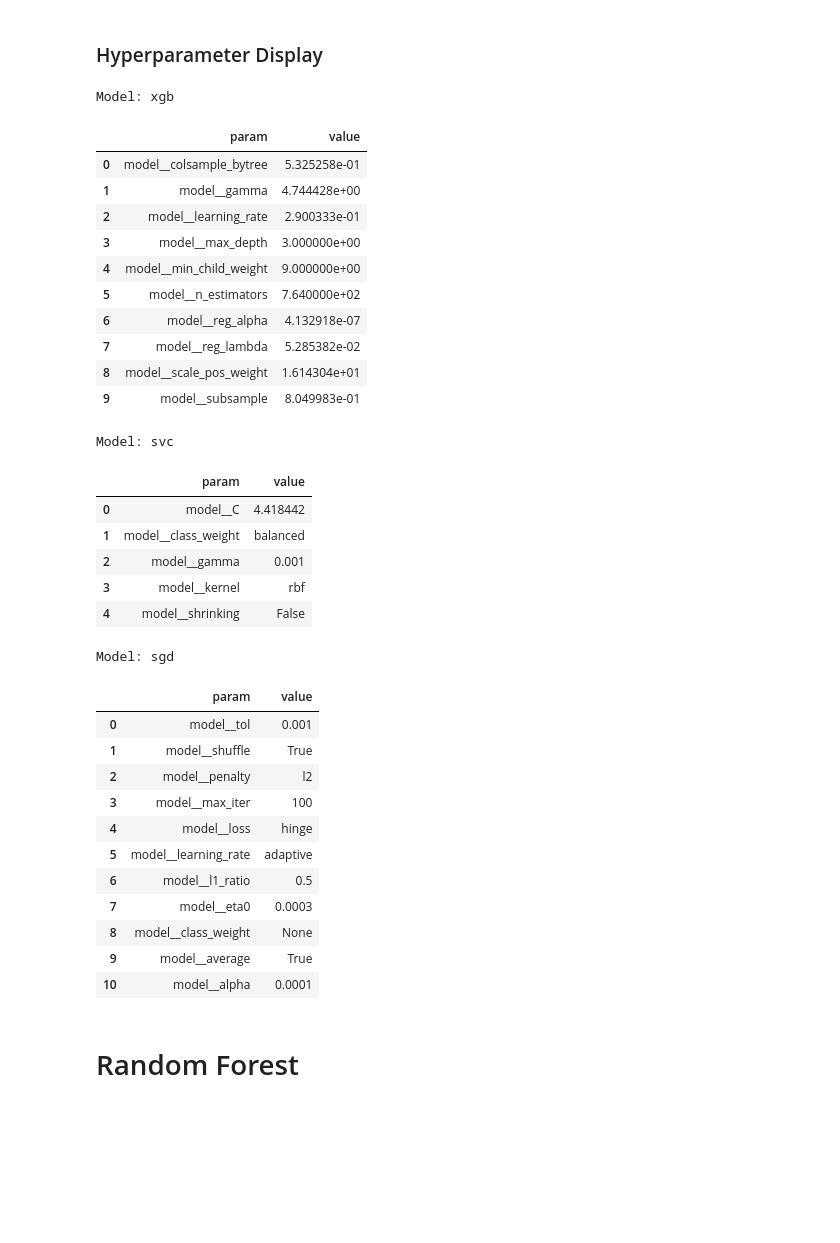
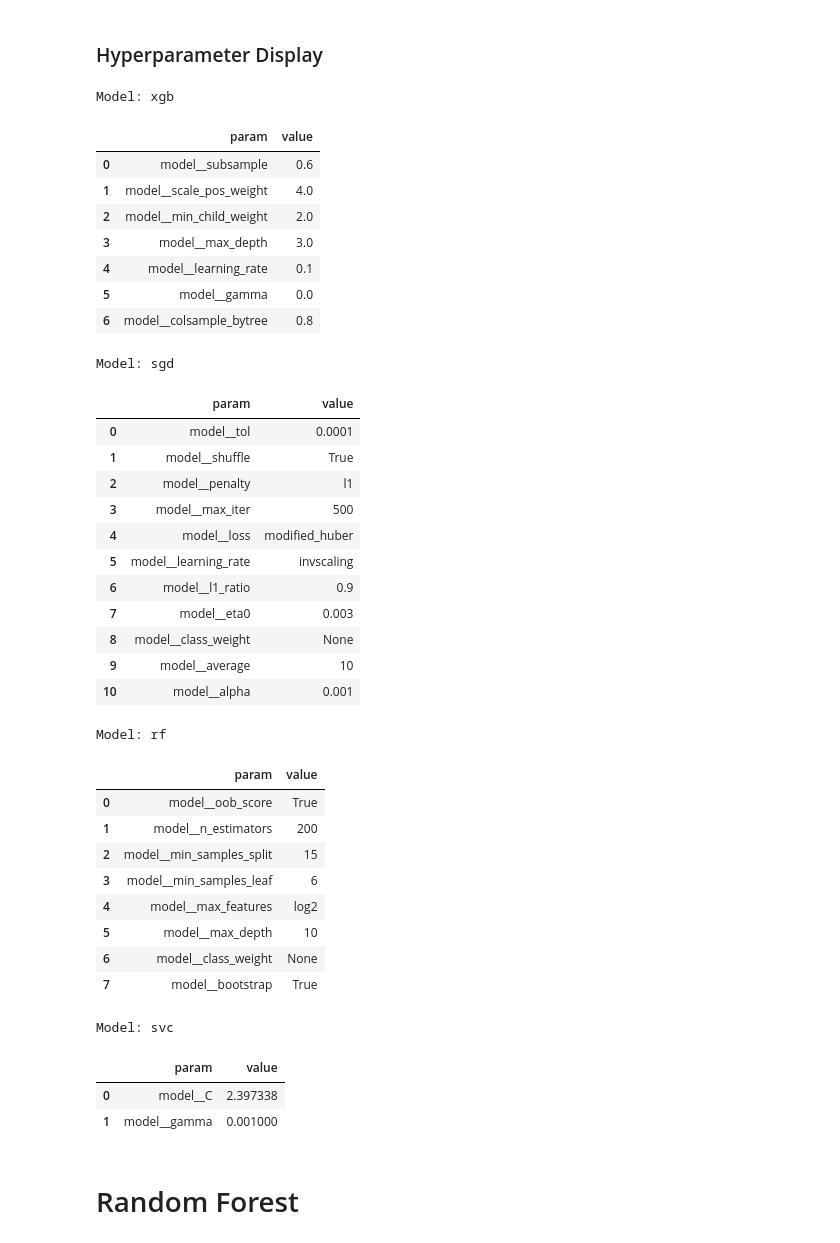
Before and after one commit to meaton96/Eaton_633_Project, a Jupyter notebook: notebooks/000_Main.ipynb, the cells around one changed output. Saved outputs shown, nothing was run; the diff lists cells and outputs as text; code cells hidden in the pictures; blank space fills up the shorter version.

```diff
--- a/notebooks/000_Main.ipynb
+++ b/notebooks/000_Main.ipynb
@@ -186,63 +221,67 @@ Models by est_pp_savings
 from shared_util.fetch import fetch_params_by_id
 import pandas as pd
 import ast
 import re
 
-h_params_df = fetch_params_by_id(run_id=METRICS_DB_ID)
+h_params_df = fetch_params_by_id(run_id=10)
 
 h_params_df.head(5)
 
 
 _np_wrapper = re.compile(r"np\.(?:float|int)\d+\(([^)]+)\)")
 
 def parse_hyperparams(text: str) -> pd.DataFrame:
     cleaned = _np_wrapper.sub(r"\1", text)
     params = ast.literal_eval(cleaned)
 
     def normalize(value):
         if isinstance(value, np.generic):
             return value.item()
         return value
 
     data = {k: normalize(v) for k, v in params.items()}
     return pd.DataFrame(data.items(), columns=["param", "value"])
 
 for row in h_params_df.itertuples():
     print(f'Model: {row.model}')
     display(parse_hyperparams(row.hyperparam_text)) # type: ignore
 # %% [output]
 Model: xgb
 |  | param | value |
-| 0 | model__colsample_bytree | 5.325258e-01 |
-| 1 | model__gamma | 4.744428e+00 |
-| 2 | model__learning_rate | 2.900333e-01 |
-| 3 | model__max_depth | 3.000000e+00 |
-| 4 | model__min_child_weight | 9.000000e+00 |
-| 5 | model__n_estimators | 7.640000e+02 |
-| 6 | model__reg_alpha | 4.132918e-07 |
-| 7 | model__reg_lambda | 5.285382e-02 |
-| 8 | model__scale_pos_weight | 1.614304e+01 |
-| 9 | model__subsample | 8.049983e-01 |
+| 0 | model__subsample | 0.6 |
+| 1 | model__scale_pos_weight | 4.0 |
+| 2 | model__min_child_weight | 2.0 |
+| 3 | model__max_depth | 3.0 |
+| 4 | model__learning_rate | 0.1 |
+| 5 | model__gamma | 0.0 |
+| 6 | model__colsample_bytree | 0.8 |
-Model: svc
+Model: sgd
 |  | param | value |
-| 0 | model__C | 4.418442 |
-| 1 | model__class_weight | balanced |
-| 2 | model__gamma | 0.001 |
-| 3 | model__kernel | rbf |
-| 4 | model__shrinking | False |
+| 0 | model__tol | 0.0001 |
+| 1 | model__shuffle | True |
+| 2 | model__penalty | l1 |
+| 3 | model__max_iter | 500 |
+| 4 | model__loss | modified_huber |
+| 5 | model__learning_rate | invscaling |
+| 6 | model__l1_ratio | 0.9 |
+| 7 | model__eta0 | 0.003 |
+| 8 | model__class_weight | None |
+| 9 | model__average | 10 |
+| 10 | model__alpha | 0.001 |
-Model: sgd
+Model: rf
 |  | param | value |
-| 0 | model__tol | 0.001 |
-| 1 | model__shuffle | True |
-| 2 | model__penalty | l2 |
-| 3 | model__max_iter | 100 |
-| 4 | model__loss | hinge |
-| 5 | model__learning_rate | adaptive |
-| 6 | model__l1_ratio | 0.5 |
-| 7 | model__eta0 | 0.0003 |
-| 8 | model__class_weight | None |
-| 9 | model__average | True |
-| 10 | model__alpha | 0.0001 |
+| 0 | model__oob_score | True |
+| 1 | model__n_estimators | 200 |
+| 2 | model__min_samples_split | 15 |
+| 3 | model__min_samples_leaf | 6 |
+| 4 | model__max_features | log2 |
+| 5 | model__max_depth | 10 |
+| 6 | model__class_weight | None |
+| 7 | model__bootstrap | True |
+Model: svc
+|  | param | value |
+| 0 | model__C | 2.397338 |
+| 1 | model__gamma | 0.001000 |
 # %% [markdown]
 # Random Forest
 # %% [markdown]
```
Also changed, not shown: parts of 15 cells of this notebook, 4 other files.
